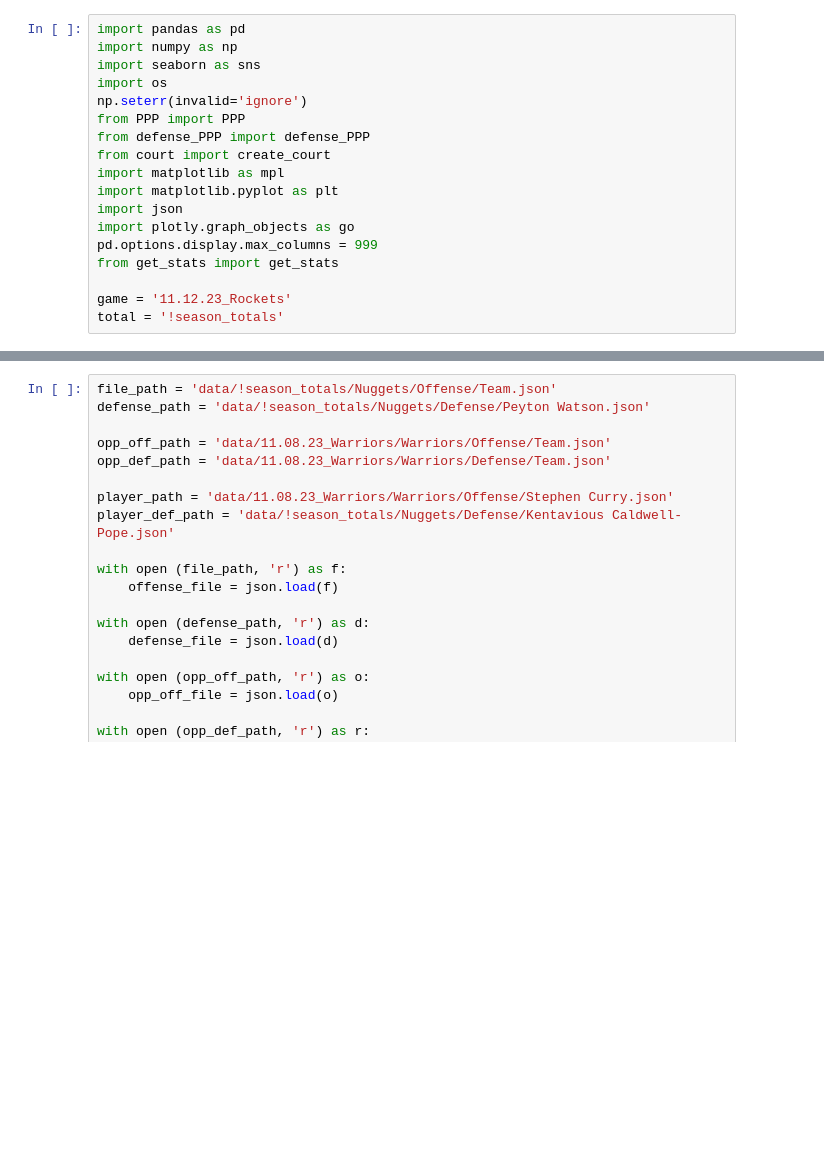
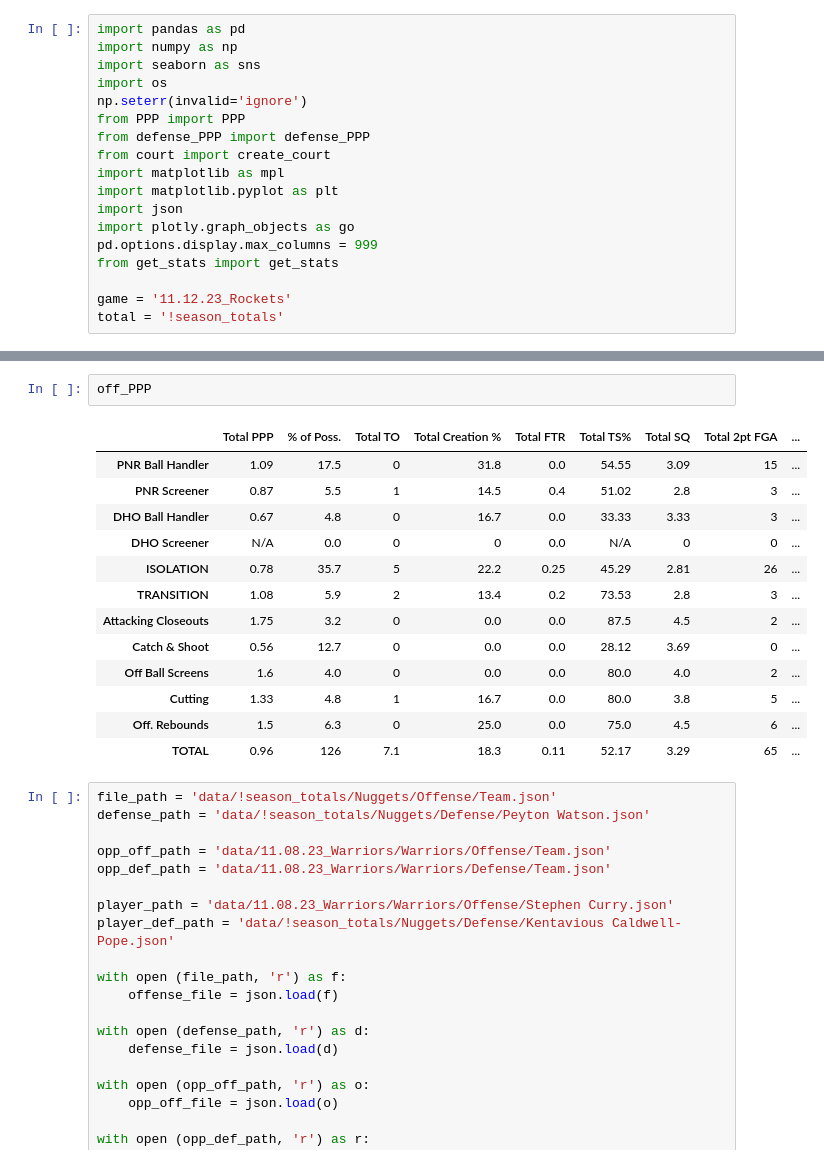
Before and after one commit to nickdsharpe/PPP_24, a Jupyter notebook: generate_stats.ipynb, the cells around one changed output, grey strips where cells are left out. Drawn from its saved outputs; the diff is of its cells as text; blank space fills up the shorter version.

```diff
--- a/generate_stats.ipynb
+++ b/generate_stats.ipynb
@@ -35,3 +47,19 @@ off_PPP, off_rim_PPP, shot_chart = get_stats('Rockets', 'Team', game)
+# %%
+off_PPP
+# %% [output]
+|  | Total PPP | % of Poss. | Total TO | Total Creation % | Total FTR | Total TS% | Total SQ | Total 2pt FGA | ... |
+| PNR Ball Handler | 1.09 | 17.5 | 0 | 31.8 | 0.0 | 54.55 | 3.09 | 15 | ... |
+| PNR Screener | 0.87 | 5.5 | 1 | 14.5 | 0.4 | 51.02 | 2.8 | 3 | ... |
+| DHO Ball Handler | 0.67 | 4.8 | 0 | 16.7 | 0.0 | 33.33 | 3.33 | 3 | ... |
+| DHO Screener | N/A | 0.0 | 0 | 0 | 0.0 | N/A | 0 | 0 | ... |
+| ISOLATION | 0.78 | 35.7 | 5 | 22.2 | 0.25 | 45.29 | 2.81 | 26 | ... |
+| TRANSITION | 1.08 | 5.9 | 2 | 13.4 | 0.2 | 73.53 | 2.8 | 3 | ... |
+| Attacking Closeouts | 1.75 | 3.2 | 0 | 0.0 | 0.0 | 87.5 | 4.5 | 2 | ... |
+| Catch & Shoot | 0.56 | 12.7 | 0 | 0.0 | 0.0 | 28.12 | 3.69 | 0 | ... |
+| Off Ball Screens | 1.6 | 4.0 | 0 | 0.0 | 0.0 | 80.0 | 4.0 | 2 | ... |
+| Cutting | 1.33 | 4.8 | 1 | 16.7 | 0.0 | 80.0 | 3.8 | 5 | ... |
+| Off. Rebounds | 1.5 | 6.3 | 0 | 25.0 | 0.0 | 75.0 | 4.5 | 6 | ... |
+| TOTAL | 0.96 | 126 | 7.1 | 18.3 | 0.11 | 52.17 | 3.29 | 65 | ... |
 # %%
 file_path = 'data/!season_totals/Nuggets/Offense/Team.json'
 defense_path = 'data/!season_totals/Nuggets/Defense/Peyton Watson.json'
```
Also changed, not shown: parts of 3 cells of this notebook, 1 other file.
